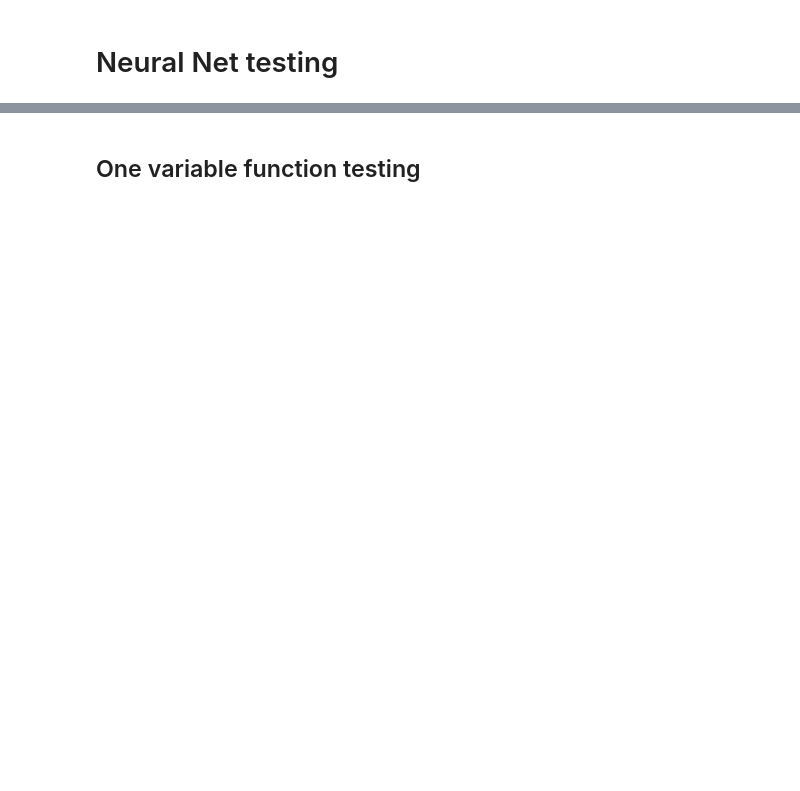
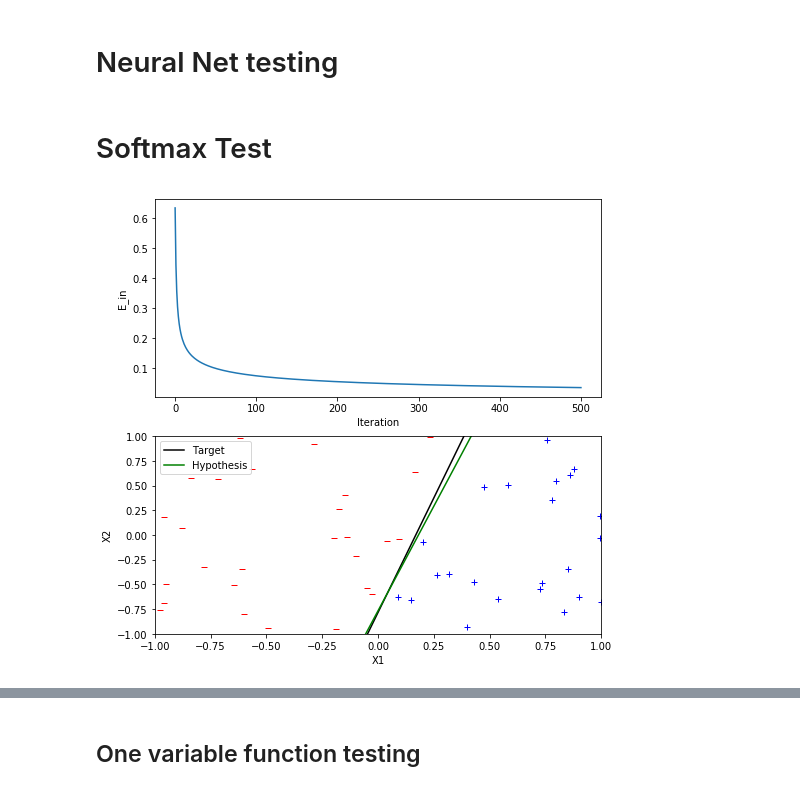
Before and after one commit to akshayyeluri/MLModels, a Jupyter notebook: deep_learning.ipynb, the cells around one changed output, grey strips where cells are left out. Cells and saved outputs as stored; diff of their text form; code cells hidden in the pictures; blank space fills up the shorter version.

Commit message:
Got softmax activation working, on to MNIST :)

```diff
--- a/deep_learning.ipynb
+++ b/deep_learning.ipynb
@@ -7,3 +7,28 @@ import matplotlib.pyplot as plt
 
 import neuralNet as nn
 import utils as u
+# %% [markdown]
+# Softmax Test
+# %%
+f, line1 = u.genF(zero_one=True) # We want labels to be 0/1 not -1/1
+X, Y = u.genData(f, 50)
+# %%
+def nn_plot_helper(model, X, Y, E_ins, line1, transform = lambda w: [*w[0][1:], w[0][0]]):
+    fig, ax = plt.subplots(2, 1, figsize=(8,8))
+    u.plotE_ins(E_ins, axis=ax[0])
+    u.plotLine(*line1, axis=ax[1], label='Target')
+    u.plotLine(*transform(model.weights), color='g', \
+                axis=ax[1], label='Hypothesis')
+    inds = (Y == 1)
+    ax[1].plot(X[inds, -2], X[inds, -1], 'b+')
+    ax[1].plot(X[~inds, -2], X[~inds, -1], 'r_')
+    ax[1].set_xlabel('X1'); ax[1].set_ylabel('X2')
+    ax[1].set_xlim([-1, 1]); ax[1].set_ylim([-1, 1])
+    ax[1].legend()
+    return ax
+# %%
+model = nn.NeuralNet(sizes=[3, 1], loss='log', nonLin='sigmoid')
+it, E_ins = model.learn(X, Y, maxIters=500, trackE_in=True)
+nn_plot_helper(model, X, Y, E_ins, line1);
+# %% [output]
+[figure, added]
```
Also changed, not shown: parts of 6 cells of this notebook, 1 other file.
